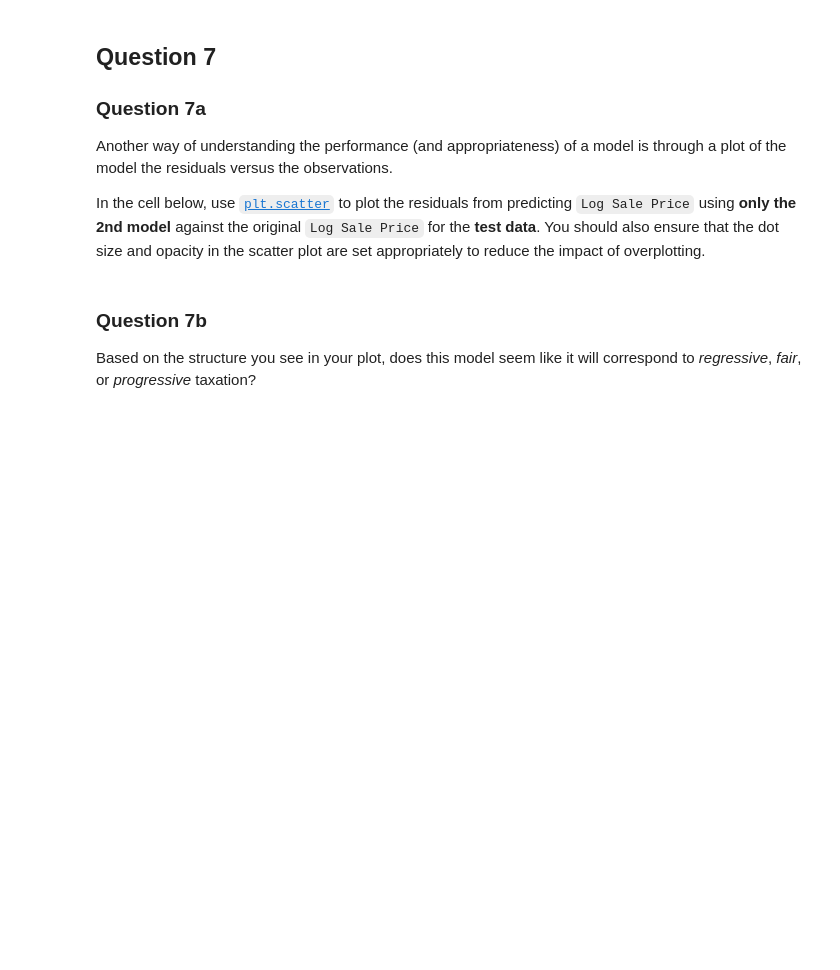
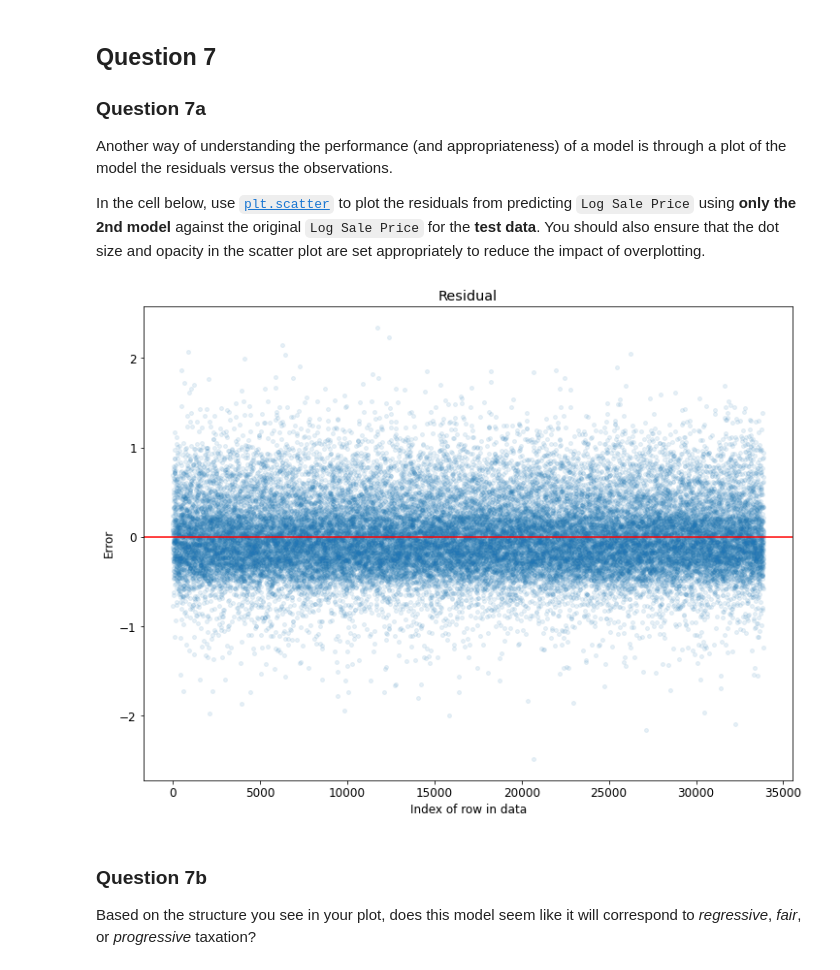
Before and after one commit to DS-100/sp22, a Jupyter notebook: proj/proj1b/proj1b.ipynb, the cells around one changed output. Cells and saved outputs as stored; diff of their text form; code cells hidden in the pictures; blank space fills up the shorter version.

```diff
--- a/proj/proj1b/proj1b.ipynb
+++ b/proj/proj1b/proj1b.ipynb
@@ -213,7 +245,9 @@ np.random.seed(1337)
 def train_test_split(data):
     data_len = data.shape[0]
     shuffled_indices = np.random.permutation(data_len)
-    ...
+    train_indices, test_indices = np.split(shuffled_indices,[int(0.8 * len(shuffled_indices))])
+    return data.iloc[train_indices], data.iloc[test_indices]
+
 train, test = train_test_split(training_data)
 # %%
 grader.check("q1")
@@ -340,8 +376,19 @@ np.random.seed(1337)
 # DO NOT CHANGE THIS LINE
 
 # Process the data using the pipeline for the second model
-...
-X_train_m2, y_train_m2 = ..., ...
-X_test_m2, y_test_m2 = ..., ...
+train_m2, test_m2 = train_test_split(full_data)
+
+m2_pipelines = [
+    (remove_outliers, None, {
+        'variable': 'Sale Price',
+        'lower': 499,
+    }),
+    (log_transform, None, {'col': 'Sale Price'}),
+    (log_transform, None, {'col': 'Building Square Feet'}),
+    (add_total_bedrooms, None, None),
+    (select_columns, ['Log Sale Price', 'Bedrooms','Log Building Square Feet'], None)
+]
+X_train_m2, y_train_m2 = process_data_gm(train_m2, m2_pipelines, 'Log Sale Price')
+X_test_m2, y_test_m2 = process_data_gm(test_m2, m2_pipelines, 'Log Sale Price')
 # %%
 grader.check("q3")
@@ -373,12 +422,13 @@ points: 2
 # %%
 # Fit the 1st model
 # Compute the fitted and predicted values of Log Sale Price for 1st model
-y_fitted_m1 = ...
-y_predicted_m1 = ...
+y_fitted_m1 = linear_model_m1.fit(X_train_m1, y_train_m1).predict(X_train_m1)
+y_predicted_m1 = linear_model_m1.fit(X_train_m1, y_train_m1).predict(X_test_m1)
+
 
 # Fit the 2nd model
 # Compute the fitted and predicted values of Log Sale Price for 2nd model
-y_fitted_m2 = ...
-y_predicted_m2 = ...
+y_fitted_m2 = linear_model_m2.fit(X_train_m2, y_train_m2).predict(X_train_m2)
+y_predicted_m2 = linear_model_m2.fit(X_train_m2, y_train_m2).predict(X_test_m2)
 # %%
 grader.check("q4")
@@ -503,6 +609,17 @@ points: 2
 manual: True
 format: image
 -->
+# %%
+# hat_y - y = residual
+res = y_predicted_m2 - y_predicted_m1
+
+plt.scatter(np.arange(len(res)),res,alpha=0.1,s=15)
+plt.axhline(0,c='r')
+plt.title('Residual')
+plt.xlabel('Index of row in data')
+plt.ylabel('Error');
+# %% [output]
+[figure, added]
 # %% [markdown]
 <!-- END QUESTION -->
 
```
Also changed, not shown: parts of 29 cells of this notebook, 9 other files.
